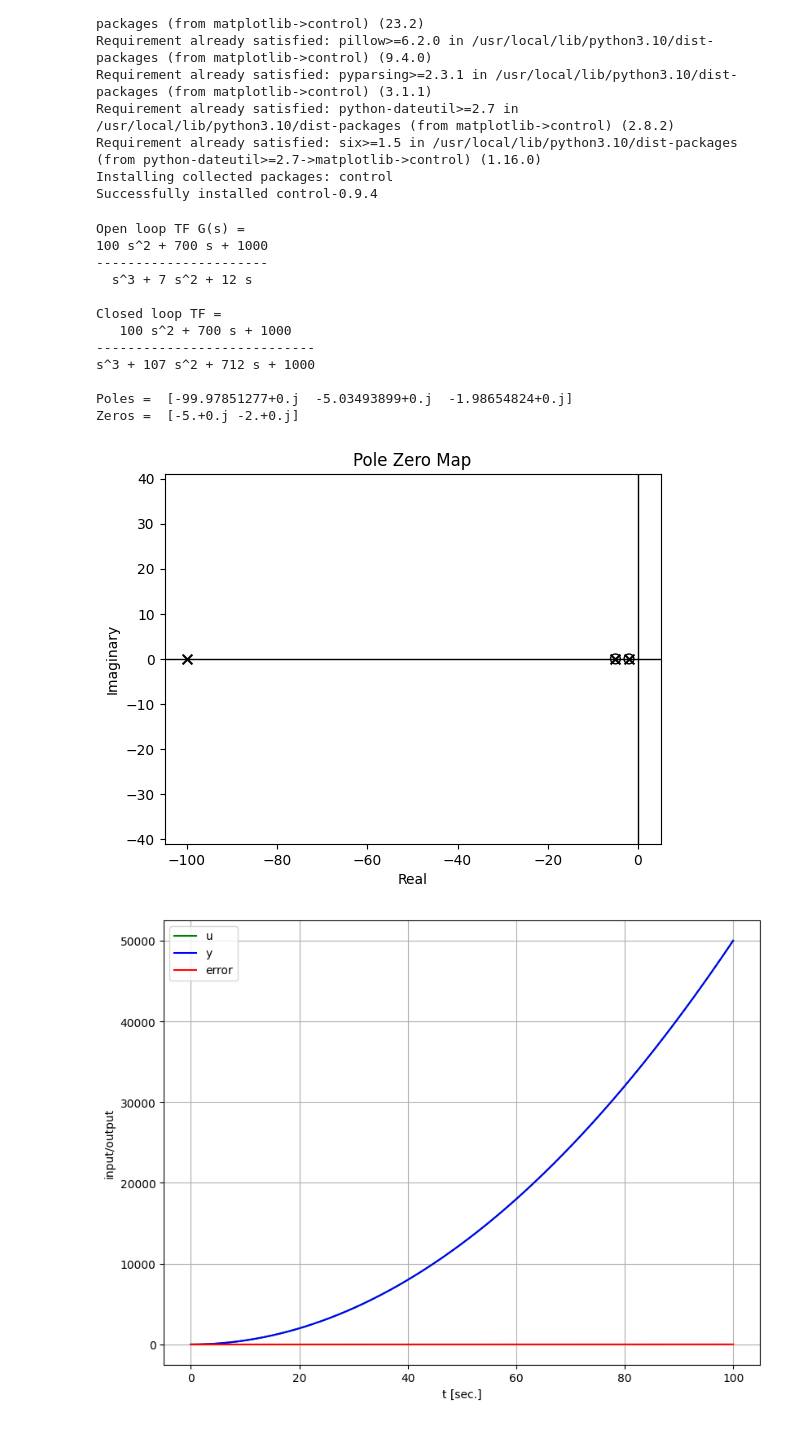
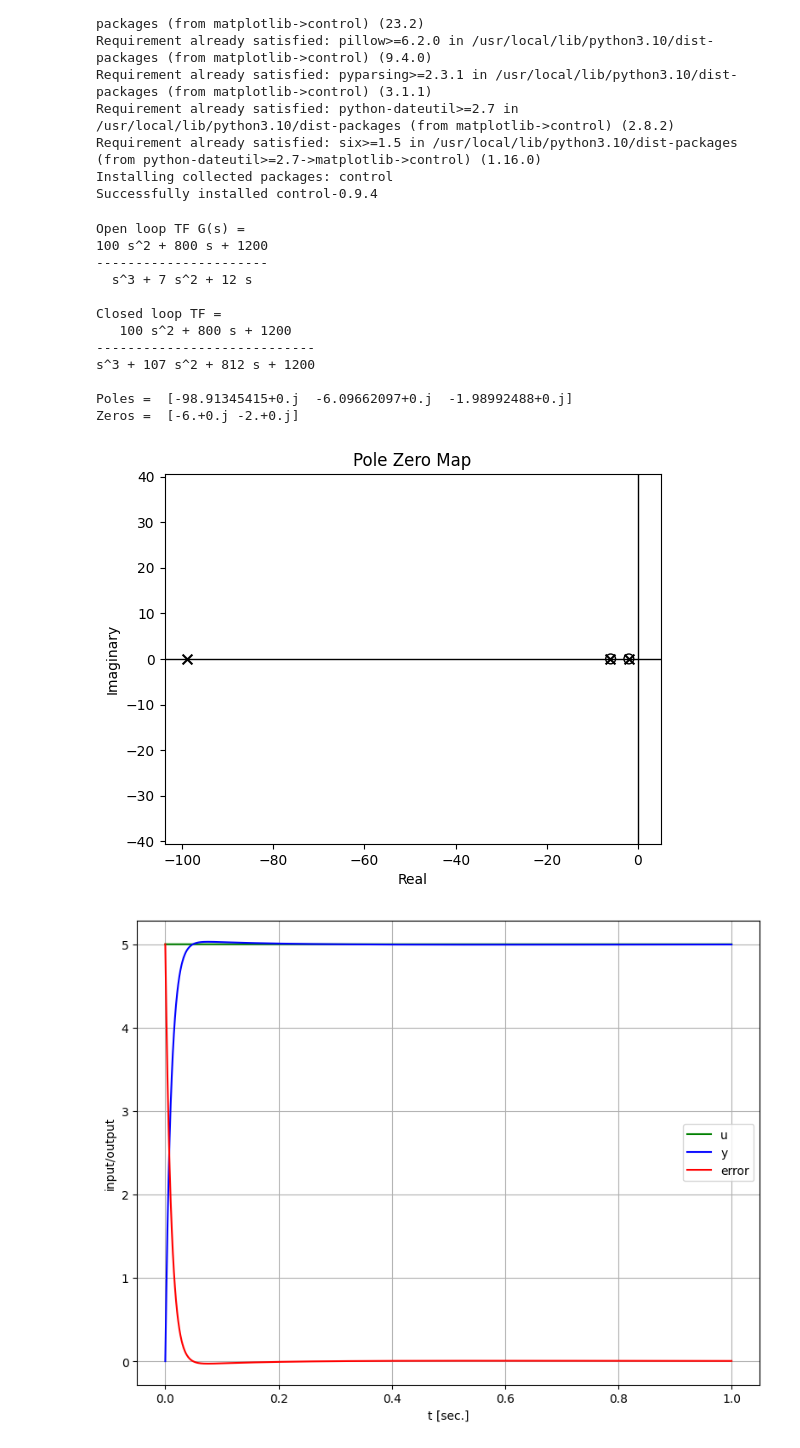
Before and after one commit to ibribr/Control-Engineering, a Jupyter notebook: Chapter_7_exmaple_7_3.ipynb, the cells around one changed output. Saved outputs shown, nothing was run; the diff lists cells and outputs as text; code cells hidden in the pictures.

```diff
--- a/Chapter_7_exmaple_7_3.ipynb
+++ b/Chapter_7_exmaple_7_3.ipynb
@@ -29,7 +29,7 @@ import matplotlib.pyplot as plt
 #G(s) = 100(s+2)(s+6) / s(s+3)(s+4)
 
 # Coefficients of the numerator
-num = np.polymul([0,100], np.polymul([1, 2],[1,5]))
+num = np.polymul([0,100], np.polymul([1, 2],[1,6]))
 # Coefficients of the denominator
 den = np.polymul([1,0], np.polymul([1, 3],[1,4]))
 
@@ -46,53 +46,53 @@ print("Poles = ",p)
 print("Zeros = ",z)
 # %% [output]
 Open loop TF G(s) =
-100 s^2 + 700 s + 1000
+100 s^2 + 800 s + 1200
 ----------------------
   s^3 + 7 s^2 + 12 s
 
 Closed loop TF =
-   100 s^2 + 700 s + 1000
+   100 s^2 + 800 s + 1200
 ----------------------------
-s^3 + 107 s^2 + 712 s + 1000
+s^3 + 107 s^2 + 812 s + 1200
 
-Poles =  [-99.97851277+0.j  -5.03493899+0.j  -1.98654824+0.j]
-Zeros =  [-5.+0.j -2.+0.j]
+Poles =  [-98.91345415+0.j  -6.09662097+0.j  -1.98992488+0.j]
+Zeros =  [-6.+0.j -2.+0.j]
-[figure, old version]
+[figure, new version]
 # %%
 #Step test of the closed loop TF
 # define signals :
 t0 = 0
-t1 = 100
-dt = 0.01
+t1 = 1
+dt = 0.0001
 nt = int ( t1 / dt ) + 1 # Number of points of sim time
 t = np.linspace(t0, t1, nt)
 
-#r = 5 * np.ones(nt)
+r = 5 * np.ones(nt)
 #r = 5 * t
-r = 5 * t**2
+#r = 5 * t**2
 
 # Simulation :
 (t, y) = forced_response(TF, T=t, U=r, X0=0)
 
 error = r - y
 
 # Plotting :
 plt.close("all")
 
 fig_width_cm = 24
 fig_height_cm = 18
 
 plt.figure(1, figsize =(fig_width_cm/2.54,fig_height_cm/2.54))
 plt.plot(t, r, "green")
 plt.plot(t, y, "blue")
 plt.plot(t, error, "red")
 plt.grid()
 
 plt.legend(labels =("u", "y", "error"))
 
 plt.ylabel("input/output")
 plt.xlabel("t [sec.]")
 
 plt.savefig("sim_tf.pdf")
 # %% [output]
-[figure, old version]
+[figure, new version]
```
